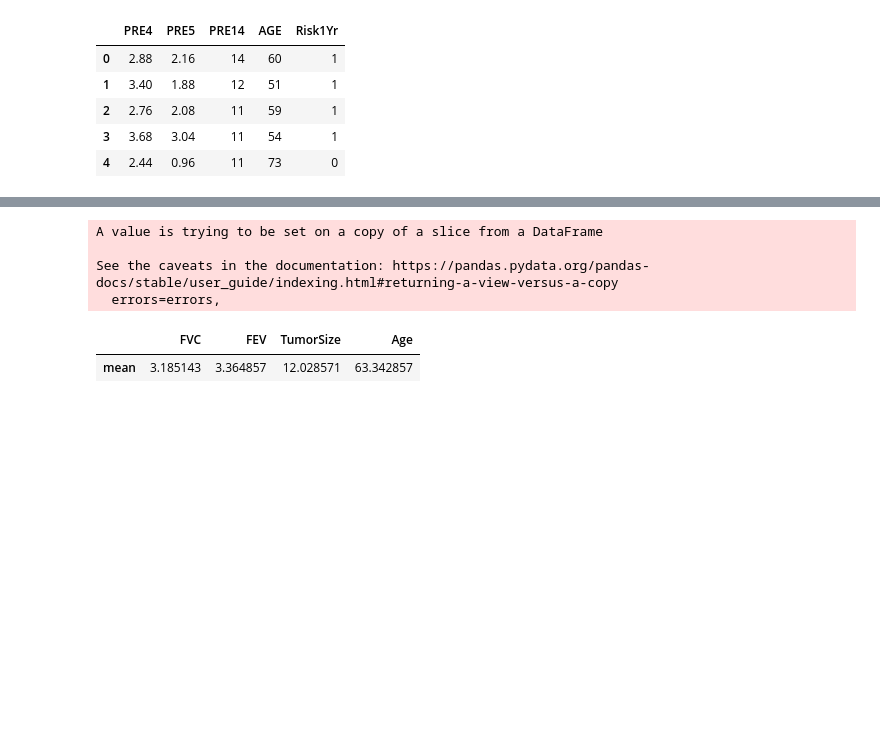
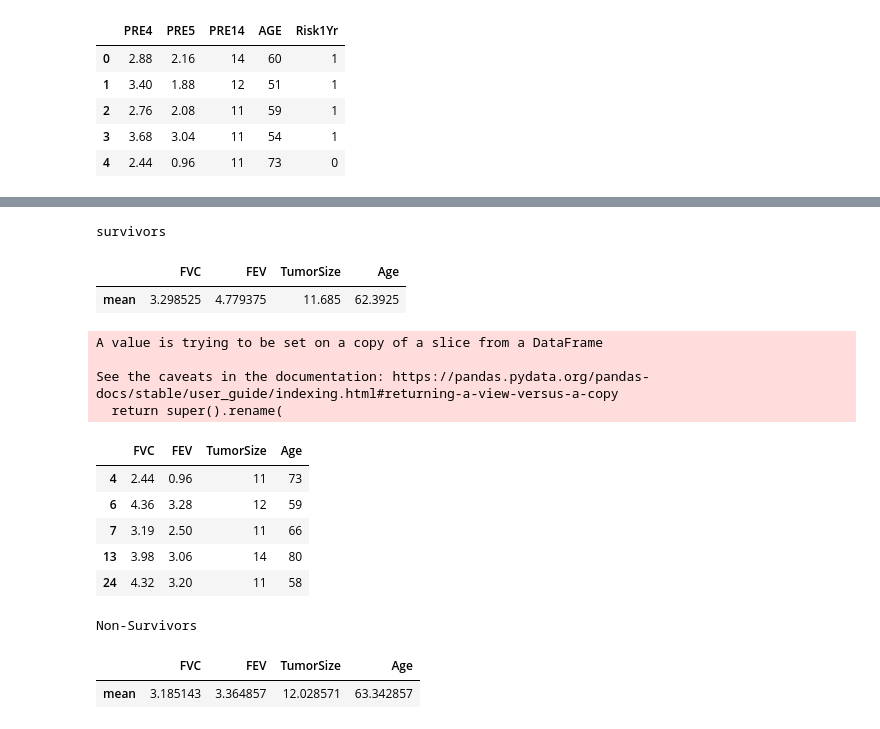
Before and after one commit to pete6184/Thoracic_Surgery_Predictions, a Jupyter notebook: data_analysis.ipynb, the cells around one changed output, grey strips where cells are left out. Drawn from its saved outputs; the diff is of its cells as text; code cells hidden in the pictures; blank space fills up the shorter version.

```diff
--- a/data_analysis.ipynb
+++ b/data_analysis.ipynb
@@ -626,6 +627,8 @@ weighted avg       0.72      0.85      0.78        94
 # %%
 clean_df = df.drop(columns = ["DGN", "PRE6", "PRE7", 'PRE8', 'PRE9', 'PRE10', 'PRE11', 'PRE17', 'PRE19',
              'PRE25', 'PRE30', 'PRE32'])
+# %%
+cleaned_df = pete_df
 # %%
 cleaned_df['PRE14'] = np.where(cleaned_df['PRE14'] == 'OC11', '11', cleaned_df['PRE14'] ).astype(int)
 cleaned_df['PRE14'] = np.where(cleaned_df['PRE14'] == 'OC12', '12', cleaned_df['PRE14'] ).astype(int)
@@ -641,6 +644,8 @@ cleaned_df.head()
 | 2 | 2.76 | 2.08 | 11 | 59 | 1 |
 | 3 | 3.68 | 3.04 | 11 | 54 | 1 |
 | 4 | 2.44 | 0.96 | 11 | 73 | 0 |
+# %%
+cleaned_df['PRE14'] = cleaned_df['PRE14'].astype(int)
 # %%
 survived_df = cleaned_df[cleaned_df["Risk1Yr"] == '1']
 survived_df.rename(columns={"PRE4": "FVC", "PRE5": "FEV",
@@ -657,13 +666,31 @@ See the caveats in the documentation: https://pandas.pydata.org/pandas-docs/stab
+# %%
+print("Survivors")
+survived_df.describe(include='all').loc[['mean']]
+# %% [output]
+survivors
+|  | FVC | FEV | TumorSize | Age |
+| mean | 3.298525 | 4.779375 | 11.685 | 62.3925 |
 # %%
 notSurvived_df = cleaned_df[cleaned_df["Risk1Yr"] == '0']
 notSurvived_df.rename(columns={"PRE4": "FVC", "PRE5": "FEV",
                   "PRE14": "TumorSize", "AGE": "Age"}, inplace=True)
 notSurvived_df = notSurvived_df.drop("Risk1Yr", axis=1)
-notSurvived_df.describe(include='all').loc[['mean']]
+notSurvived_df.head()
 # %% [output]
 A value is trying to be set on a copy of a slice from a DataFrame
 
 See the caveats in the documentation: https://pandas.pydata.org/pandas-docs/stable/user_guide/indexing.html#returning-a-view-versus-a-copy
-  errors=errors,
+  return super().rename(
 |  | FVC | FEV | TumorSize | Age |
-| mean | 3.185143 | 3.364857 | 12.028571 | 63.342857 |
+| 4 | 2.44 | 0.96 | 11 | 73 |
+| 6 | 4.36 | 3.28 | 12 | 59 |
+| 7 | 3.19 | 2.50 | 11 | 66 |
+| 13 | 3.98 | 3.06 | 14 | 80 |
+| 24 | 4.32 | 3.20 | 11 | 58 |
+# %%
+print("Non-Survivors")
+notSurvived_df.describe(include='all').loc[['mean']]
+# %% [output]
+Non-Survivors
+|  | FVC | FEV | TumorSize | Age |
+| mean | 3.185143 | 3.364857 | 12.028571 | 63.342857 |
```
Also changed, not shown: parts of 14 cells of this notebook, 8 other files.
